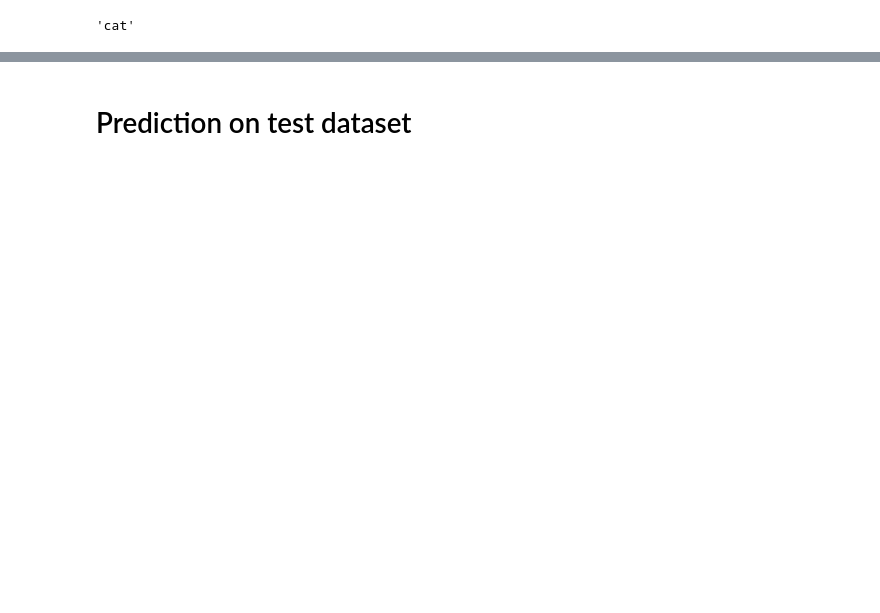
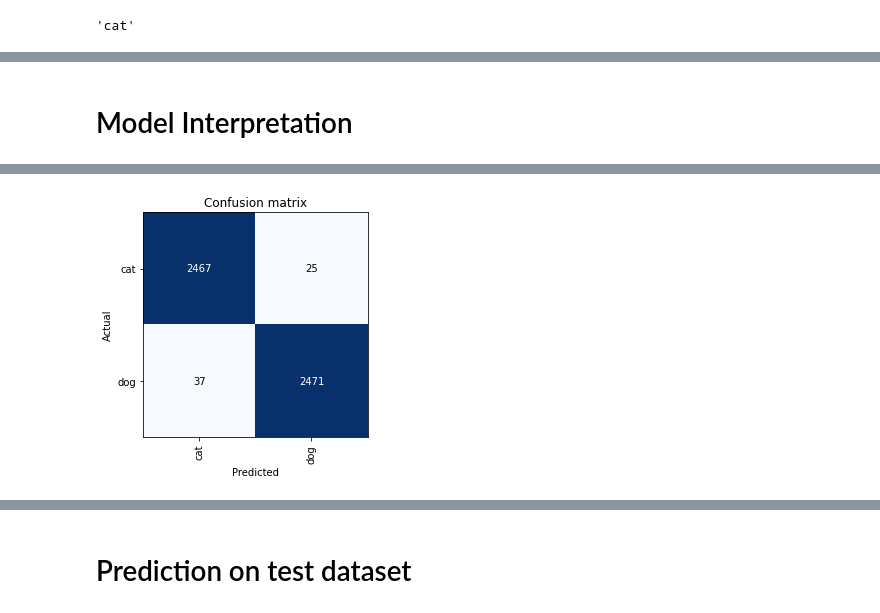
Before and after one commit to skj092/Kaggle_Competition, a Jupyter notebook: dogs-vs-cats-pytorch.ipynb, the cells around one changed output, grey strips where cells are left out. Cells and saved outputs as stored; diff of their text form; code cells hidden in the pictures; blank space fills up the shorter version.

```diff
--- a/dogs-vs-cats-pytorch.ipynb
+++ b/dogs-vs-cats-pytorch.ipynb
@@ -81,0 +75,6 @@ learn.fine_tune(2)
+# %% [markdown]
+# Model Interpretation
+# %%
+interp = ClassificationInterpretation.from_learner(learn)
+interp.plot_confusion_matrix()
+# %% [output]
@@ -82,3 +83,4 @@ learn.fine_tune(2)
+[figure, added]
 # %%
 # predict
 img = PILImage.create('data/test/1.jpg')
```
Also changed, not shown: parts of 16 cells of this notebook.
